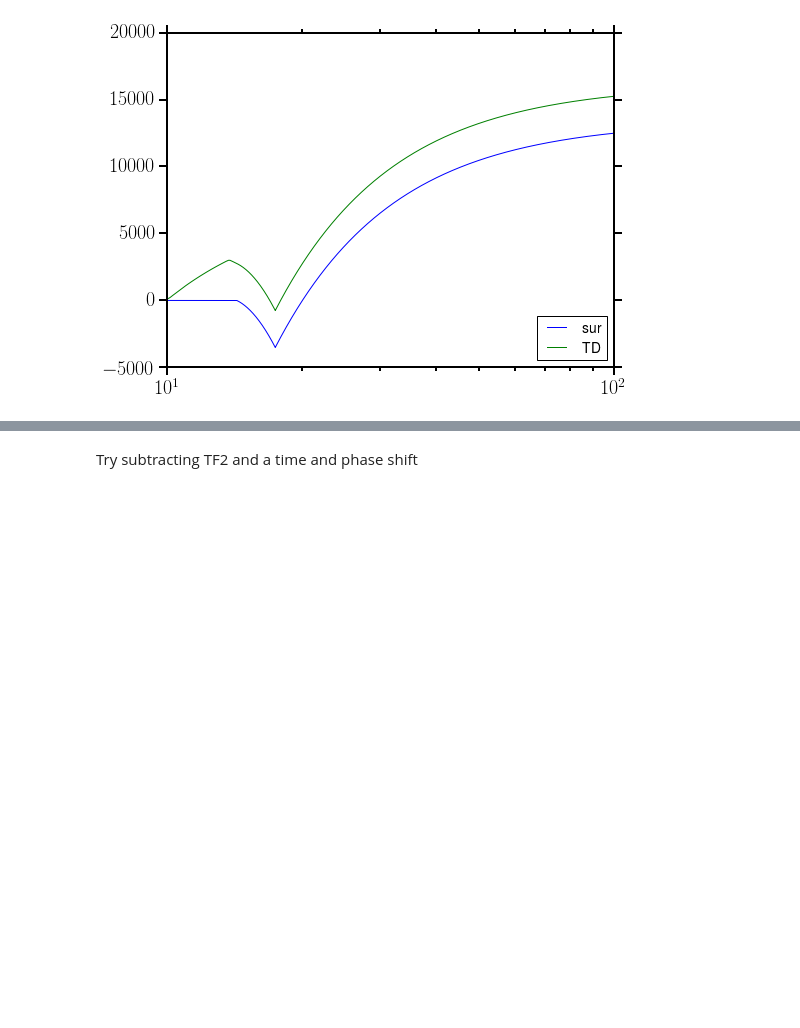
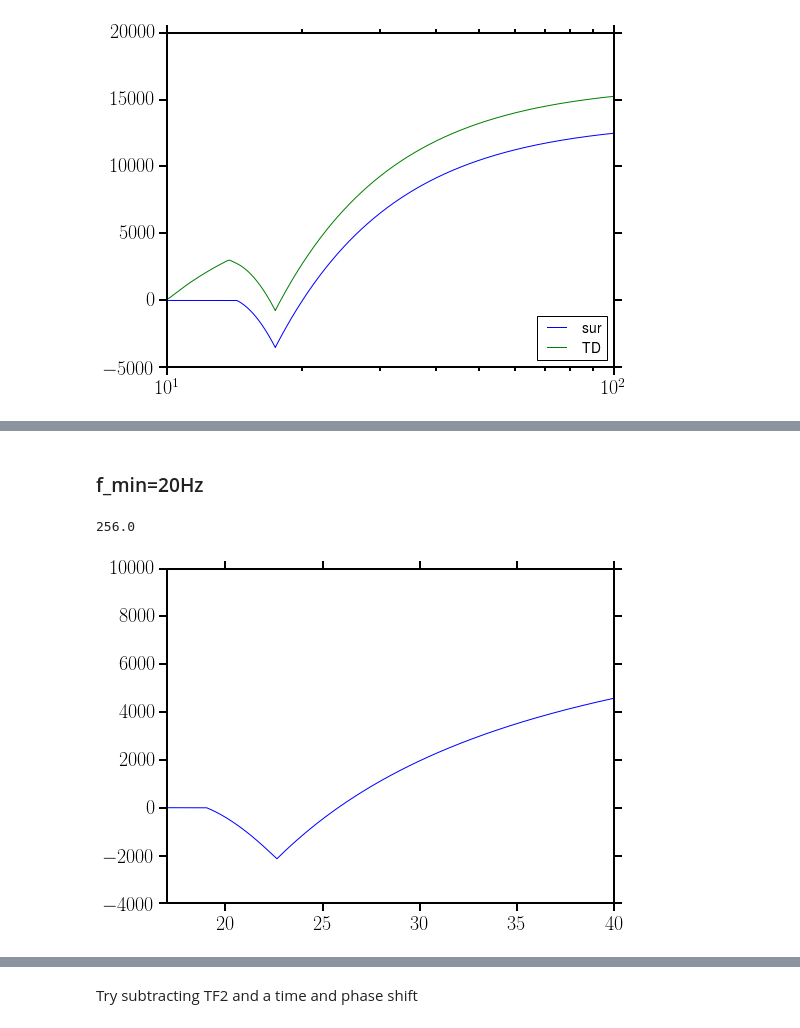
Before and after one commit to benjaminlackey/gpsurrogate, a Jupyter notebook: src/TEOB-LAL-implementation/LalsuiteSurrogate_MP-QM.ipynb, the cells around one changed output, grey strips where cells are left out. Cells and saved outputs as stored; diff of their text form; code cells hidden in the pictures; blank space fills up the shorter version.

```diff
--- a/src/TEOB-LAL-implementation/LalsuiteSurrogate_MP-QM.ipynb
+++ b/src/TEOB-LAL-implementation/LalsuiteSurrogate_MP-QM.ipynb
@@ -3017,0 +3104,18 @@ plt.xlim([10.0, 100.0]);
+# %% [markdown]
+### f_min=20Hz
+# %%
+Mtot = 2*1.35
+fLow = 20.0
+# %%
+x = np.array([1.0/1.5, 0.35, 0.32, 5000.0, 5000.0])
+# %%
+h_sur = FD_waveform_generate(Mtot, x, LS.SEOBNRv4T_surrogate, fLow=fLow, fHigh=2048.0, deltaF=0)
+1./np.diff(h_sur[0])[0]
+# %% [output]
+256.0
+# %%
+phi_sur = np.unwrap(np.angle(h_sur[1]))
+plt.plot(h_sur[0], phi_sur)
+plt.xlim([17.0, 40.0]);
+# %% [output]
+[figure, added]
```
Also changed, not shown: parts of 32 cells of this notebook.
